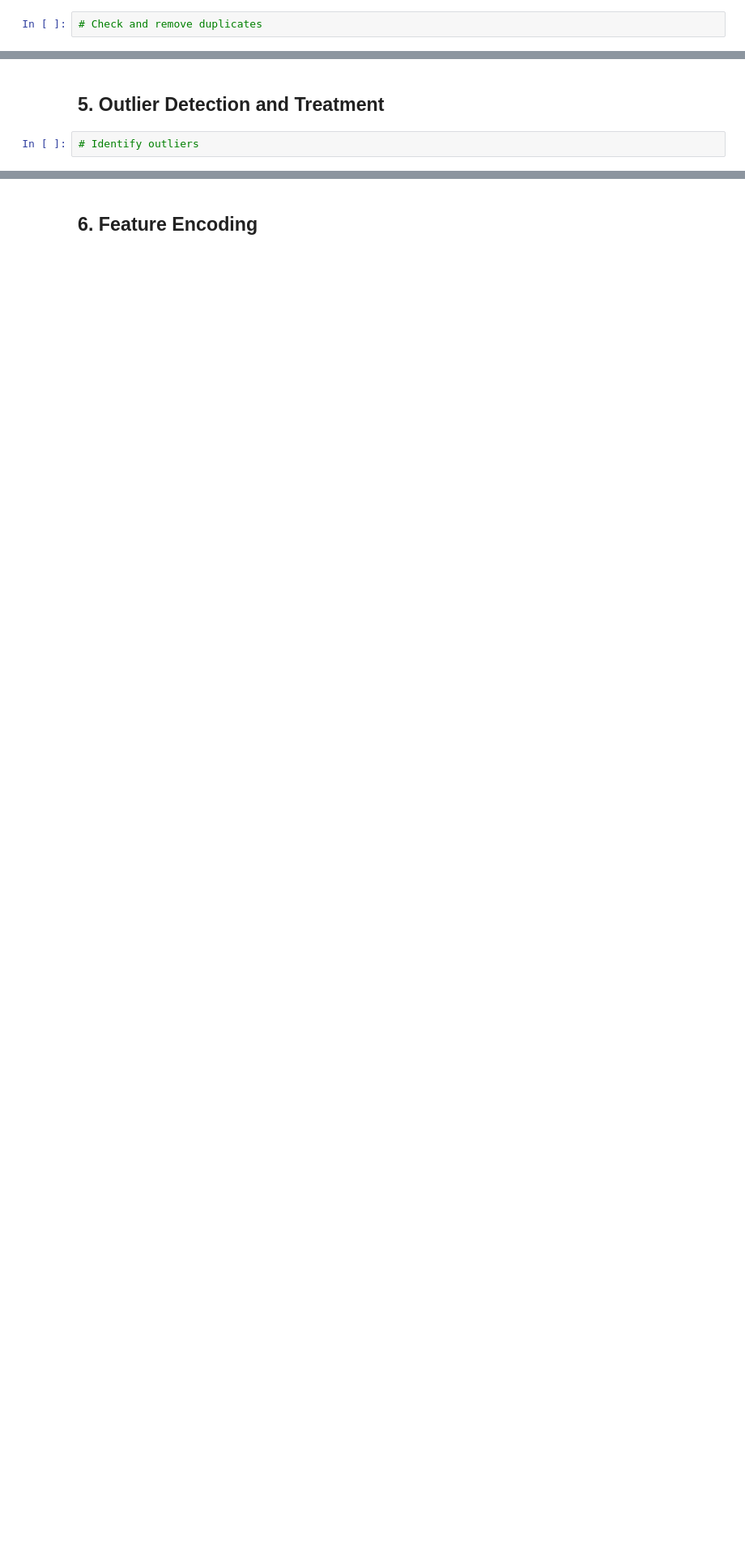
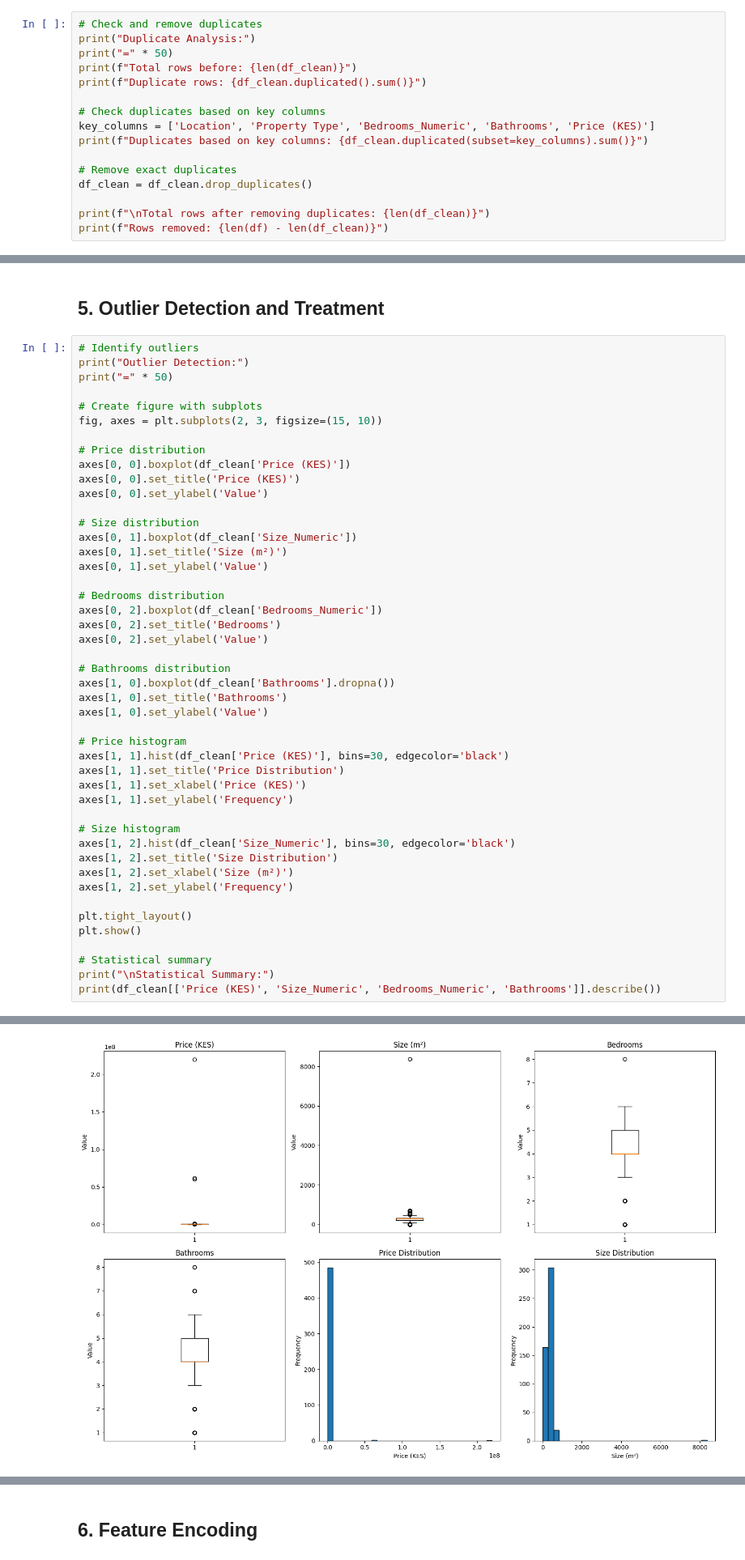
Before and after one commit to shadrack-kimaau/Nairobi-House-Prediction, a Jupyter notebook: notebooks/day2_cleaning_feature_eng.ipynb, the cells around one changed output, grey strips where cells are left out. Shown at 81% size. Saved outputs shown, nothing was run; the diff lists cells and outputs as text; blank space fills up the shorter version.

```diff
--- a/notebooks/day2_cleaning_feature_eng.ipynb
+++ b/notebooks/day2_cleaning_feature_eng.ipynb
@@ -30,3 +141,17 @@
 ## 4. Duplicate Removal
 # %%
 # Check and remove duplicates
+print("Duplicate Analysis:")
+print("=" * 50)
+print(f"Total rows before: {len(df_clean)}")
+print(f"Duplicate rows: {df_clean.duplicated().sum()}")
+
+# Check duplicates based on key columns
+key_columns = ['Location', 'Property Type', 'Bedrooms_Numeric', 'Bathrooms', 'Price (KES)']
+print(f"Duplicates based on key columns: {df_clean.duplicated(subset=key_columns).sum()}")
+
+# Remove exact duplicates
+df_clean = df_clean.drop_duplicates()
+
+print(f"\nTotal rows after removing duplicates: {len(df_clean)}")
+print(f"Rows removed: {len(df) - len(df_clean)}")
@@ -34,3 +168,48 @@
 ## 5. Outlier Detection and Treatment
 # %%
 # Identify outliers
+print("Outlier Detection:")
+print("=" * 50)
+
+# Create figure with subplots
+fig, axes = plt.subplots(2, 3, figsize=(15, 10))
+
+# Price distribution
+axes[0, 0].boxplot(df_clean['Price (KES)'])
+axes[0, 0].set_title('Price (KES)')
+axes[0, 0].set_ylabel('Value')
+
+# Size distribution
+axes[0, 1].boxplot(df_clean['Size_Numeric'])
+axes[0, 1].set_title('Size (m²)')
+axes[0, 1].set_ylabel('Value')
+
+# Bedrooms distribution
+axes[0, 2].boxplot(df_clean['Bedrooms_Numeric'])
+axes[0, 2].set_title('Bedrooms')
+axes[0, 2].set_ylabel('Value')
+
+# Bathrooms distribution
+axes[1, 0].boxplot(df_clean['Bathrooms'].dropna())
+axes[1, 0].set_title('Bathrooms')
+axes[1, 0].set_ylabel('Value')
+
+# Price histogram
+axes[1, 1].hist(df_clean['Price (KES)'], bins=30, edgecolor='black')
+axes[1, 1].set_title('Price Distribution')
+axes[1, 1].set_xlabel('Price (KES)')
+axes[1, 1].set_ylabel('Frequency')
+
+# Size histogram
+axes[1, 2].hist(df_clean['Size_Numeric'], bins=30, edgecolor='black')
+axes[1, 2].set_title('Size Distribution')
+axes[1, 2].set_xlabel('Size (m²)')
+axes[1, 2].set_ylabel('Frequency')
+
+plt.tight_layout()
+plt.show()
+
+# Statistical summary
+print("\nStatistical Summary:")
+print(df_clean[['Price (KES)', 'Size_Numeric', 'Bedrooms_Numeric', 'Bathrooms']].describe())
+# %% [output]
@@ -36,0 +218 @@
+[figure, added]
```
Also changed, not shown: parts of 13 cells of this notebook.
